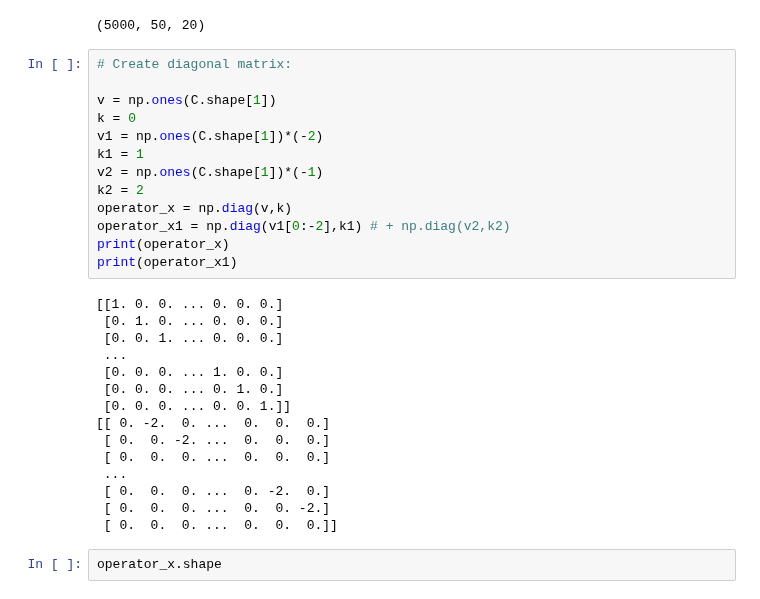
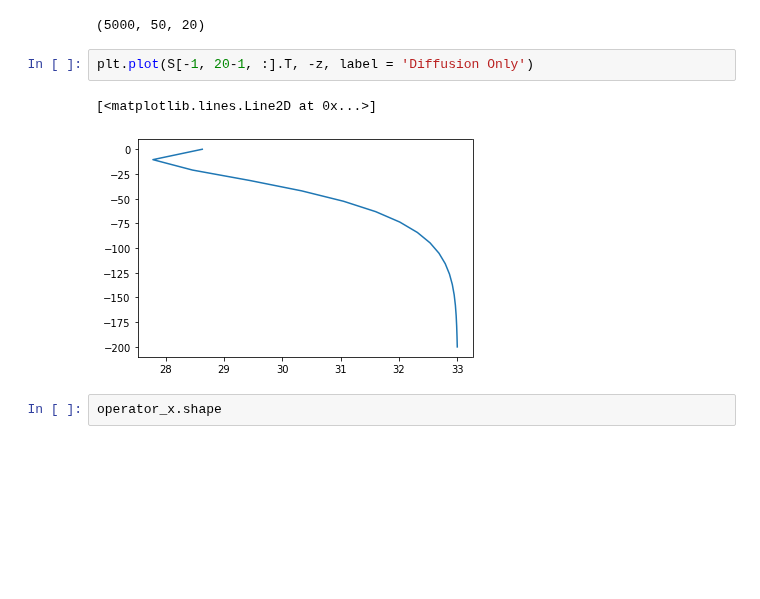
Before and after one commit to krobinson99/EOSC511Project, a Jupyter notebook: DiffusionModel.ipynb, the cells around one changed output. Cells and saved outputs as stored; diff of their text form; blank space fills up the shorter version.

```diff
--- a/DiffusionModel.ipynb
+++ b/DiffusionModel.ipynb
@@ -91,34 +112,11 @@ plt.savefig('SinksDiffusion.pdf')
 C.shape
 # %% [output]
 (5000, 50, 20)
-# %%
-# Create diagonal matrix:
-
-v = np.ones(C.shape[1])
-k = 0
-v1 = np.ones(C.shape[1])*(-2)
-k1 = 1
-v2 = np.ones(C.shape[1])*(-1)
-k2 = 2
-operator_x = np.diag(v,k)
-operator_x1 = np.diag(v1[0:-2],k1) # + np.diag(v2,k2)
-print(operator_x)
-print(operator_x1)
-# %% [output]
-[[1. 0. 0. ... 0. 0. 0.]
- [0. 1. 0. ... 0. 0. 0.]
- [0. 0. 1. ... 0. 0. 0.]
- ...
- [0. 0. 0. ... 1. 0. 0.]
- [0. 0. 0. ... 0. 1. 0.]
- [0. 0. 0. ... 0. 0. 1.]]
-[[ 0. -2.  0. ...  0.  0.  0.]
- [ 0.  0. -2. ...  0.  0.  0.]
- [ 0.  0.  0. ...  0.  0.  0.]
- ...
- [ 0.  0.  0. ...  0. -2.  0.]
- [ 0.  0.  0. ...  0.  0. -2.]
- [ 0.  0.  0. ...  0.  0.  0.]]
+# %%
+plt.plot(S[-1, 20-1, :].T, -z, label = 'Diffusion Only')
+# %% [output]
+[<matplotlib.lines.Line2D at 0x...>]
+[figure, added]
 # %%
 operator_x.shape
 # %% [output]
```
Also changed, not shown: parts of 10 cells of this notebook, 3 other files.
